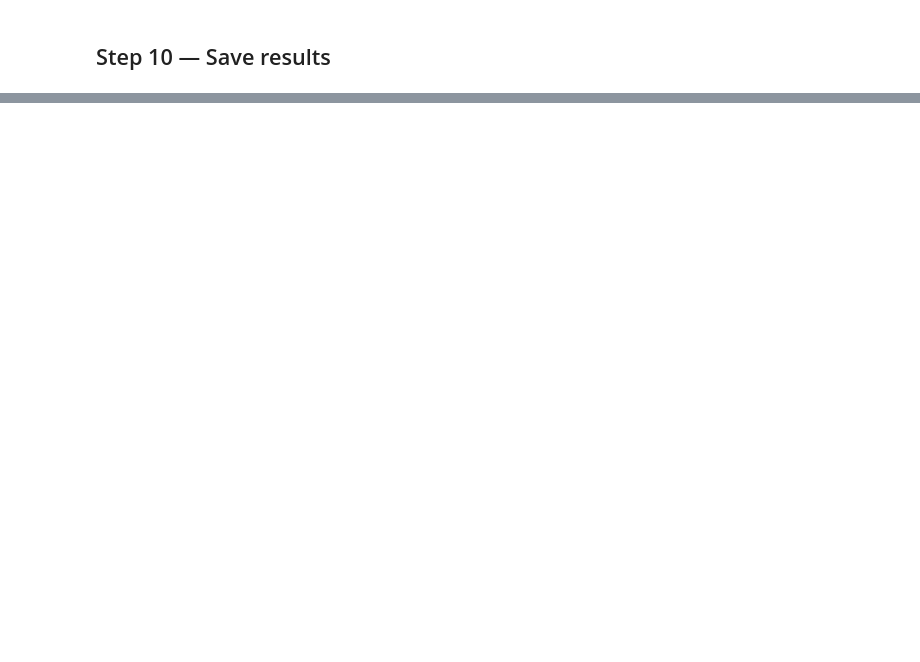
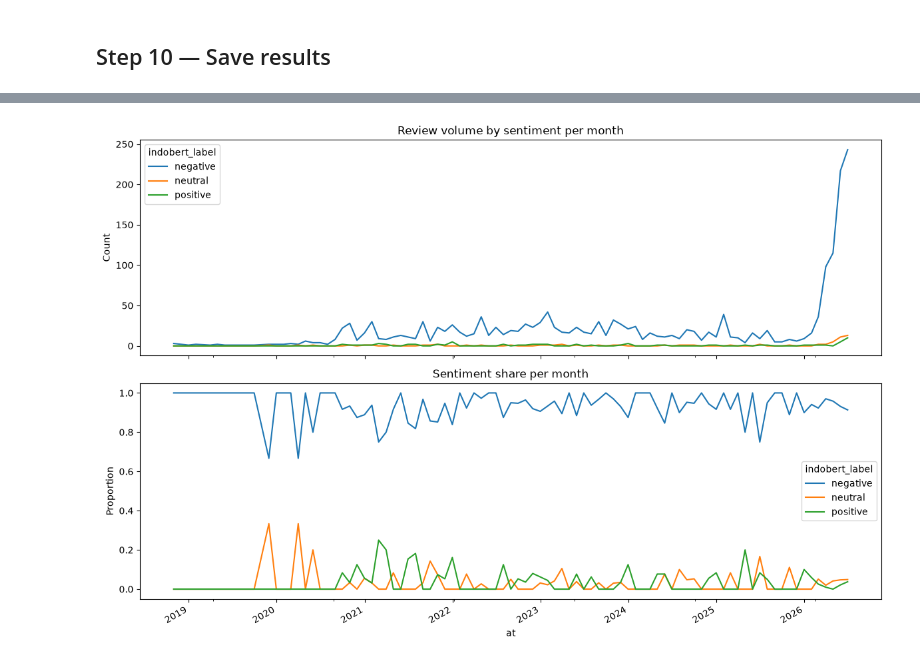
Before and after one commit to mikaeladisurya/playstore-reviews, a Jupyter notebook: pln_sentiment_phase1.ipynb, the cells around one changed output, grey strips where cells are left out. Drawn from its saved outputs; the diff is of its cells as text; code cells hidden in the pictures; blank space fills up the shorter version.

```diff
--- a/pln_sentiment_phase1.ipynb
+++ b/pln_sentiment_phase1.ipynb
@@ -762,0 +974,7 @@ df.columns.tolist()
+# %%
+# import pandas as pd
+# import matplotlib.pyplot as plt
+
+df = pd.read_csv("indobert_scored_reviews.csv")
+df["at"] = pd.to_datetime(df["at"], errors="coerce")
+df.shape
@@ -762,0 +1012,25 @@ df.columns.tolist()
+# %%
+monthly = (
+    df.dropna(subset=["at"])
+      .set_index("at")
+      .groupby([pd.Grouper(freq="ME"), "indobert_label"])
+      .size()
+      .unstack(fill_value=0)
+)
+
+monthly_pct = monthly.div(monthly.sum(axis=1), axis=0)
+
+fig, axes = plt.subplots(2, 1, figsize=(12, 8), sharex=True)
+
+monthly.plot(ax=axes[0])
+axes[0].set_title("Review volume by sentiment per month")
+axes[0].set_ylabel("Count")
+
+monthly_pct.plot(ax=axes[1])
+axes[1].set_title("Sentiment share per month")
+axes[1].set_ylabel("Proportion")
+
+plt.tight_layout()
+plt.show()
+# %% [output]
+[figure, added]
```
Also changed, not shown: parts of 42 cells of this notebook, 13 other files.
